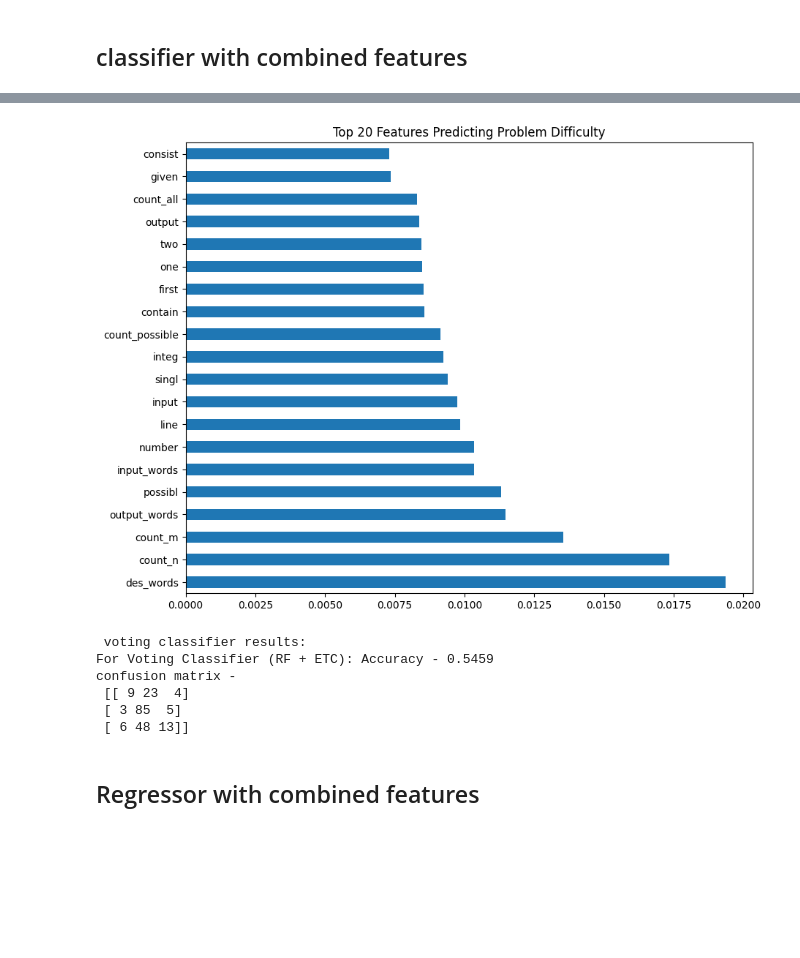
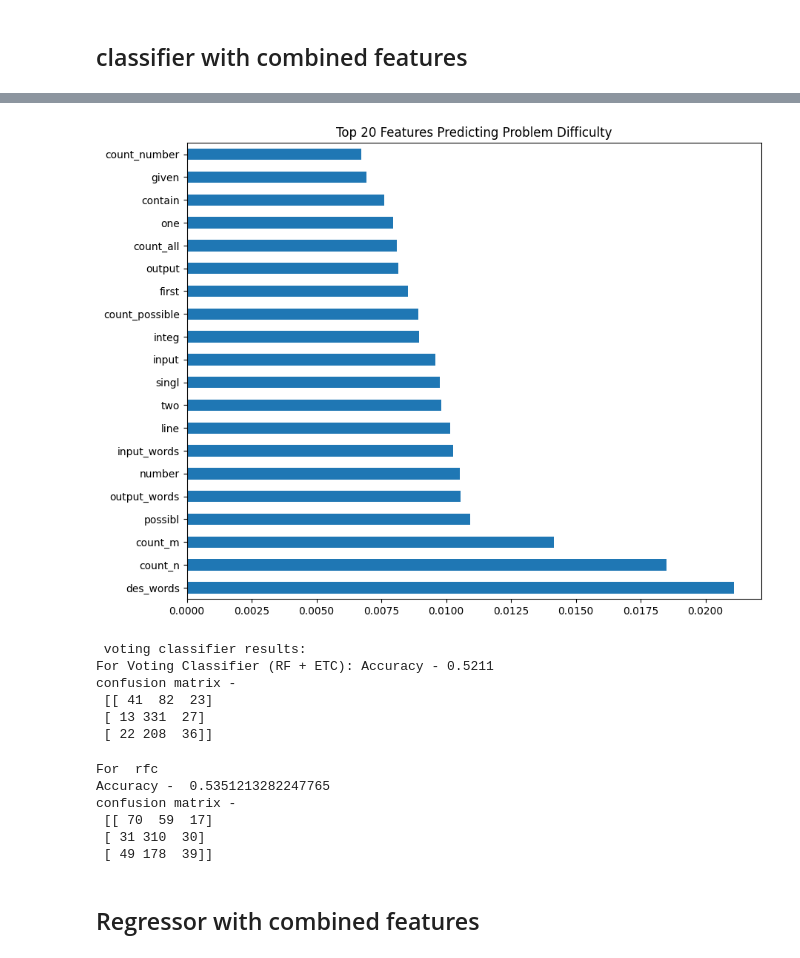
Before and after one commit to manishkg27/Autojudge-project, a Jupyter notebook: training.ipynb, the cells around one changed output, grey strips where cells are left out. Cells and saved outputs as stored; diff of their text form; code cells hidden in the pictures; blank space fills up the shorter version.

```diff
--- a/training.ipynb
+++ b/training.ipynb
@@ -643,7 +651,7 @@ X_train_new, X_test_new,X_train,X_test, y_class_train, y_class_test,y_score_trai
     X,
     y_class,
     y_score,
-    test_size=0.05,
+    test_size=0.2,
     random_state=2,
     shuffle=True,
     stratify=y_class
@@ -696,8 +704,7 @@ mnb = MultinomialNB()
 dtc = DecisionTreeClassifier(max_depth=5)
 rfc = RandomForestClassifier(n_estimators=50, random_state=2)
 rfc2 = RandomForestClassifier(n_estimators=100, random_state=2)
-rfc3 = RandomForestClassifier(n_estimators=200, random_state=2)
-rfc4 = RandomForestClassifier(
+rfc3 = RandomForestClassifier(
     n_estimators=300,        # More trees for high-dimensional text
     min_samples_leaf=3,      # Prevents memorizing specific variable names
     class_weight='balanced', # Handles uneven Easy/Hard counts
@@ -1002,28 +1001,28 @@ For xgb: Accuracy - 0.5000
 # %%
 # After training random forest classifier
-rfc4.fit(X_train_new, y_class_train)
+rfc3.fit(X_train_new, y_class_train)
 
 # Getting feature names
 tfidf_names = tfidf.get_feature_names_out()
 additional_names = length_features.columns.tolist() + domain_features.columns.tolist()
 all_feature_names = list(tfidf_names) + additional_names
 
 # Plotting top 20 features
-feature_imp = pd.Series(rfc4.feature_importances_, index=all_feature_names).sort_values(ascending=False)
+feature_imp = pd.Series(rfc3.feature_importances_, index=all_feature_names).sort_values(ascending=False)
 
 import matplotlib.pyplot as plt
 plt.figure(figsize=(10,8))
 feature_imp.head(20).plot(kind='barh')
 plt.title("Top 20 Features Predicting Problem Difficulty")
 plt.show()
 # %% [output]
-[figure, old version]
+[figure, new version]
 # %%
 from sklearn.ensemble import VotingClassifier
 
 voting_clf_com = VotingClassifier(
     estimators=[
-        ('rf', rfc4),
+        ('rf', rfc3),
         ('etc', etc)
     ],
     voting='soft'
@@ -1037,11 +1036,24 @@ print(f"For Voting Classifier (RF + ETC): Accuracy - {current_accuracy:.4f}")
 print("confusion matrix - \n",confusion_matrix(y_class_test,y_pred3),"\n")
 # %% [output]
  voting classifier results:
-For Voting Classifier (RF + ETC): Accuracy - 0.5459
+For Voting Classifier (RF + ETC): Accuracy - 0.5211
 confusion matrix -
- [[ 9 23  4]
- [ 3 85  5]
- [ 6 48 13]]
+ [[ 41  82  23]
+ [ 13 331  27]
+ [ 22 208  36]]
+# %%
+y_pred = train_classifier(rfc3, X_train_new,y_class_train,X_test_new,y_class_test)
+current_accuracy =accuracy_score(y_class_test,y_pred)
+print("For ",'rfc')
+print("Accuracy - ",current_accuracy)
+print("confusion matrix - \n",confusion_matrix(y_class_test,y_pred),"\n")
+# %% [output]
+For  rfc
+Accuracy -  0.5351213282247765
+confusion matrix -
+ [[ 70  59  17]
+ [ 31 310  30]
+ [ 49 178  39]]
 # %% [markdown]
 ## Regressor with combined features
 # %%
```
Also changed, not shown: parts of 16 cells of this notebook, 7 other files.
